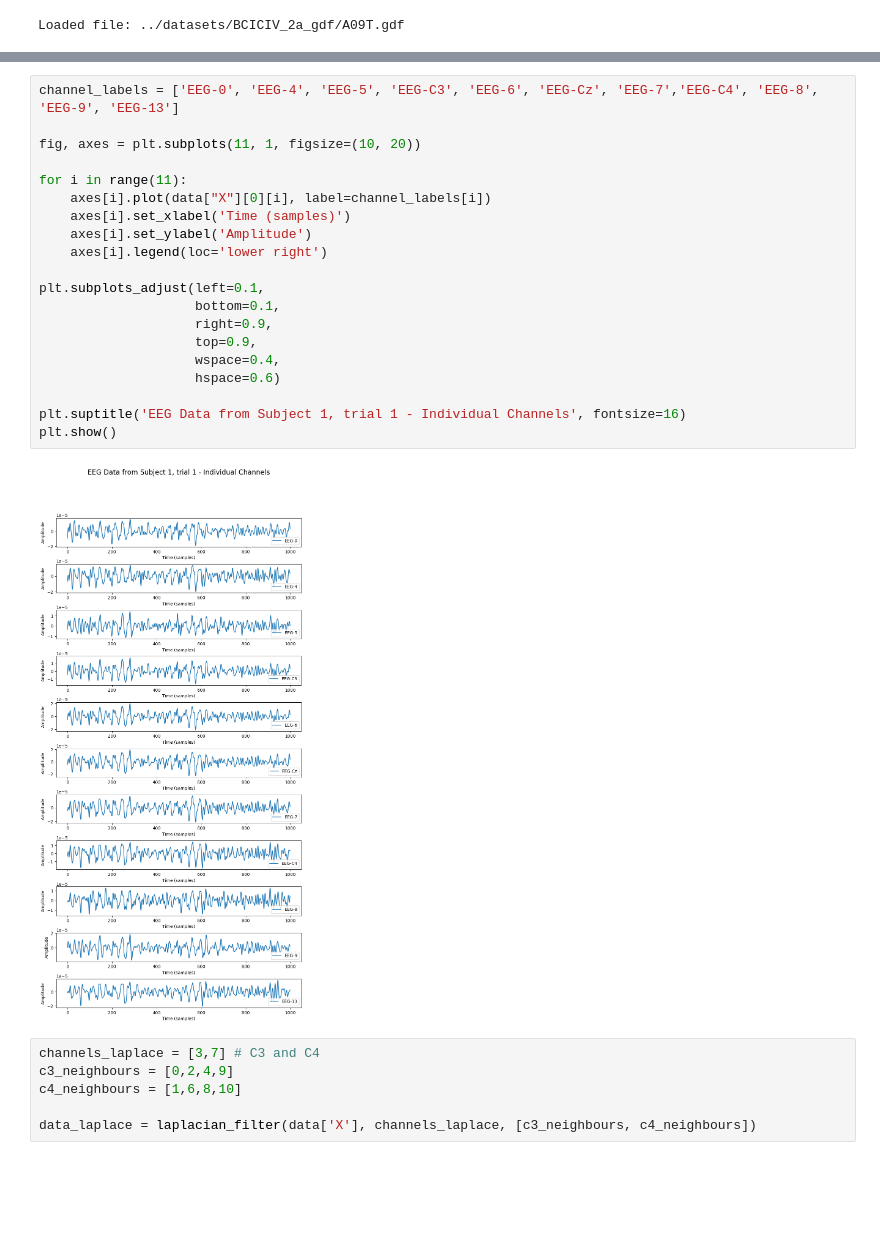
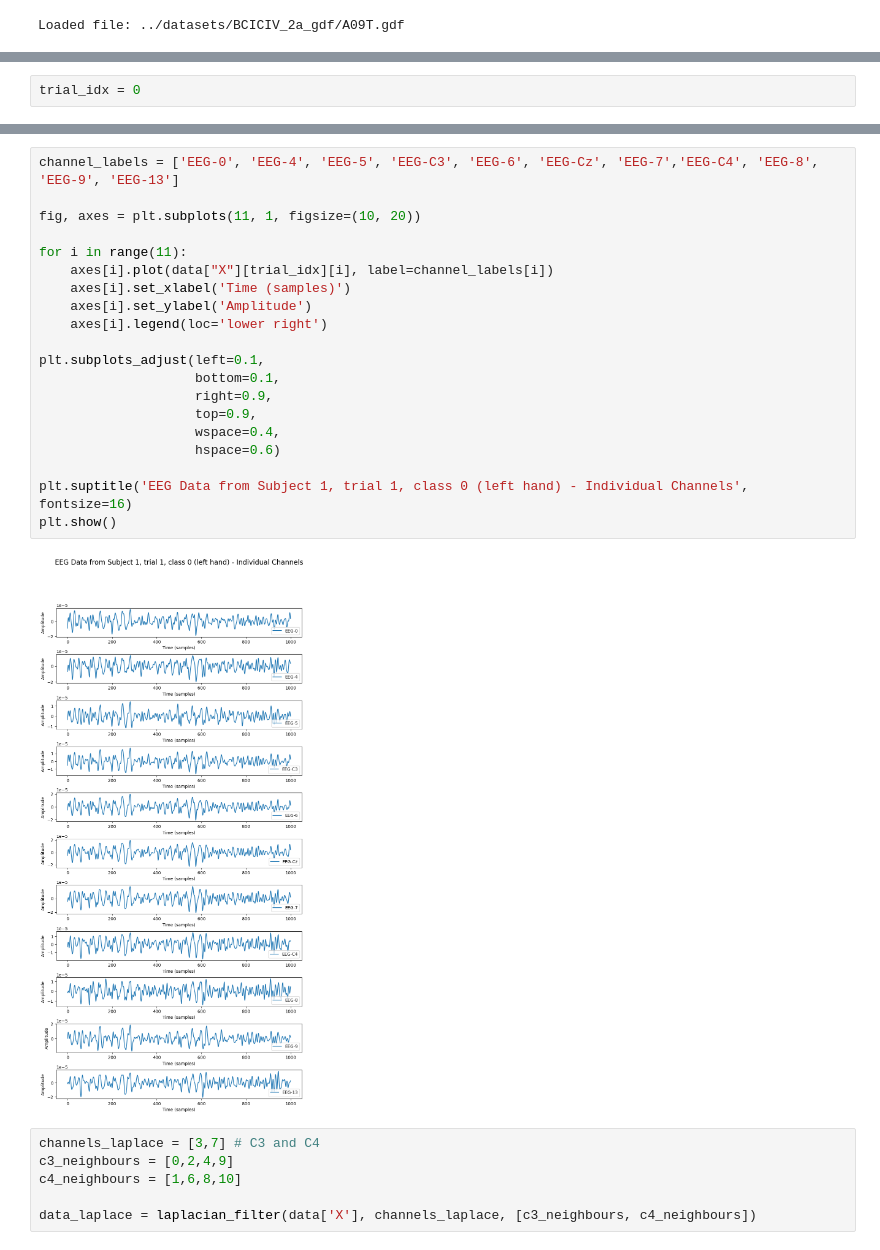
Before and after one commit to EnekoIsturitzSesma/Biosignal-ML-Analysis, a Jupyter notebook: notebooks/preprocess.ipynb, the cells around one changed output, grey strips where cells are left out. Drawn from its saved outputs; the diff is of its cells as text; blank space fills up the shorter version.

```diff
--- a/notebooks/preprocess.ipynb
+++ b/notebooks/preprocess.ipynb
@@ -26,3 +28,5 @@ Loaded file: ../datasets/BCICIV_2a_gdf/A09T.gdf
+# %%
+trial_idx = 0
 # %%
 import matplotlib.pyplot as plt
 
@@ -48,25 +52,25 @@ plt.show()
 # %%
 channel_labels = ['EEG-0', 'EEG-4', 'EEG-5', 'EEG-C3', 'EEG-6', 'EEG-Cz', 'EEG-7','EEG-C4', 'EEG-8', 'EEG-9', 'EEG-13']
 
 fig, axes = plt.subplots(11, 1, figsize=(10, 20))
 
 for i in range(11):
-    axes[i].plot(data["X"][0][i], label=channel_labels[i])
+    axes[i].plot(data["X"][trial_idx][i], label=channel_labels[i])
     axes[i].set_xlabel('Time (samples)')
     axes[i].set_ylabel('Amplitude')
     axes[i].legend(loc='lower right')
 
 plt.subplots_adjust(left=0.1,
                     bottom=0.1,
                     right=0.9,
                     top=0.9,
                     wspace=0.4,
                     hspace=0.6)
 
-plt.suptitle('EEG Data from Subject 1, trial 1 - Individual Channels', fontsize=16)
+plt.suptitle('EEG Data from Subject 1, trial 1, class 0 (left hand) - Individual Channels', fontsize=16)
 plt.show()
 # %% [output]
-[figure, old version]
+[figure, new version]
 # %%
 channels_laplace = [3,7] # C3 and C4
 c3_neighbours = [0,2,4,9]
```
Also changed, not shown: parts of 15 cells of this notebook, 2 other files.
